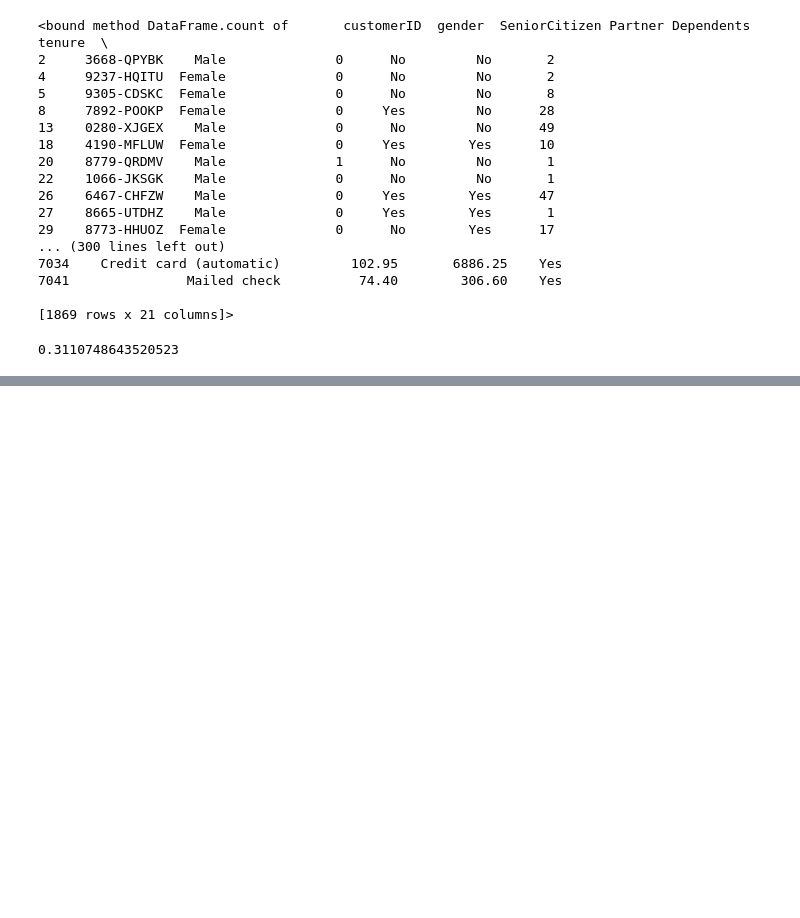
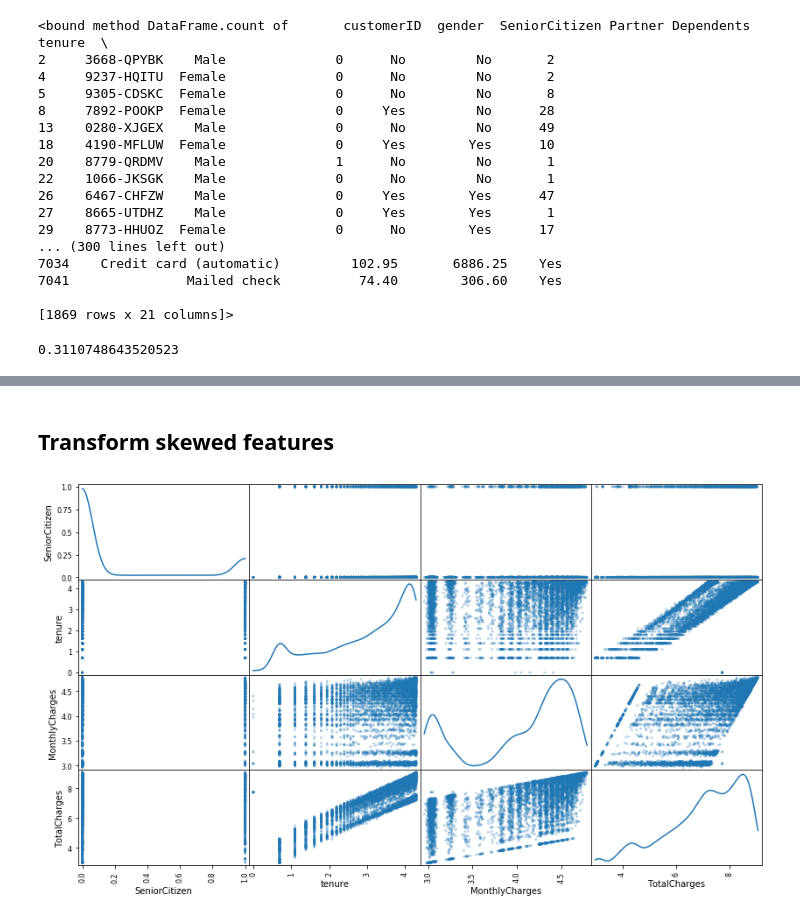
Before and after one commit to pshoukry/udacity-ml-nanodegree-capstone, a Jupyter notebook: notebooks/Churn Analysis.ipynb, the cells around one changed output, grey strips where cells are left out. Drawn from its saved outputs; the diff is of its cells as text; code cells hidden in the pictures; blank space fills up the shorter version.

```diff
--- a/notebooks/Churn Analysis.ipynb
+++ b/notebooks/Churn Analysis.ipynb
@@ -154,0 +175,3 @@ fscore
+# %%
+data = data.drop('customerID', axis=1)
+data.head(3)
@@ -154,0 +199,10 @@ fscore
+# %% [markdown]
+## Transform skewed features
+# %%
+skewed = ['tenure', 'MonthlyCharges', 'TotalCharges']
+features_log_transformed = pd.DataFrame(data = data)
+features_log_transformed[skewed] = data[skewed].apply(lambda x: np.log(x + 1))
+
+pd.plotting.scatter_matrix(data, alpha = 0.3, figsize = (14,8), diagonal = 'kde');
+# %% [output]
+[figure, added]
```
Also changed, not shown: parts of 19 cells of this notebook, 3 other files.
